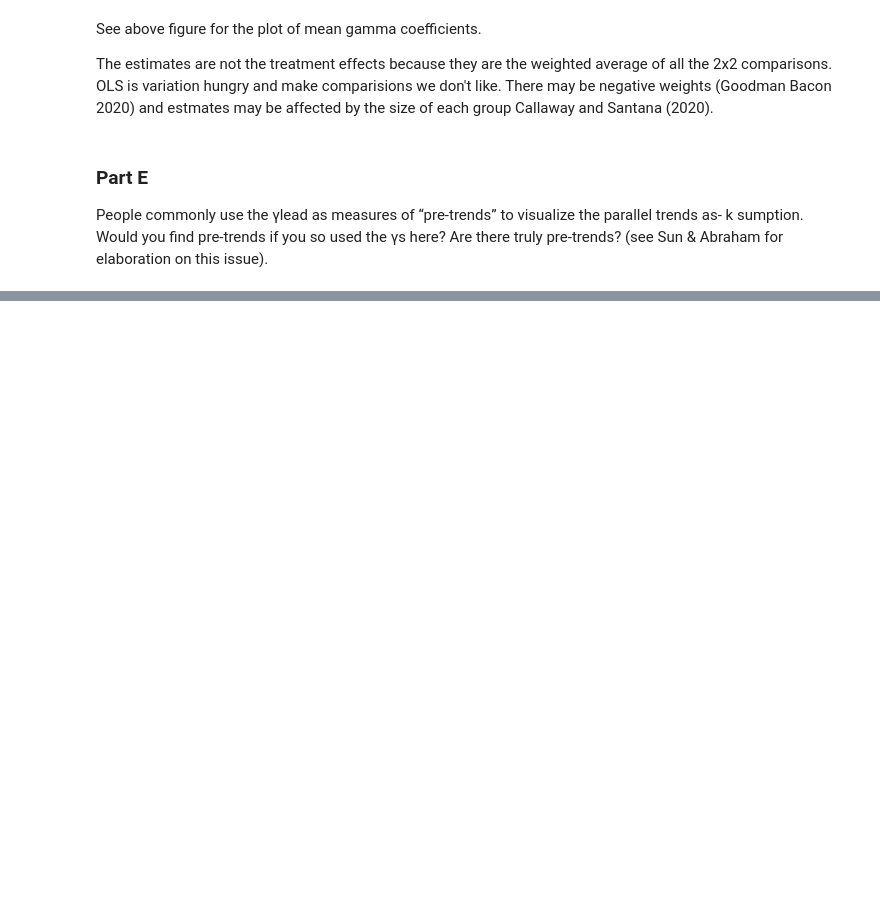
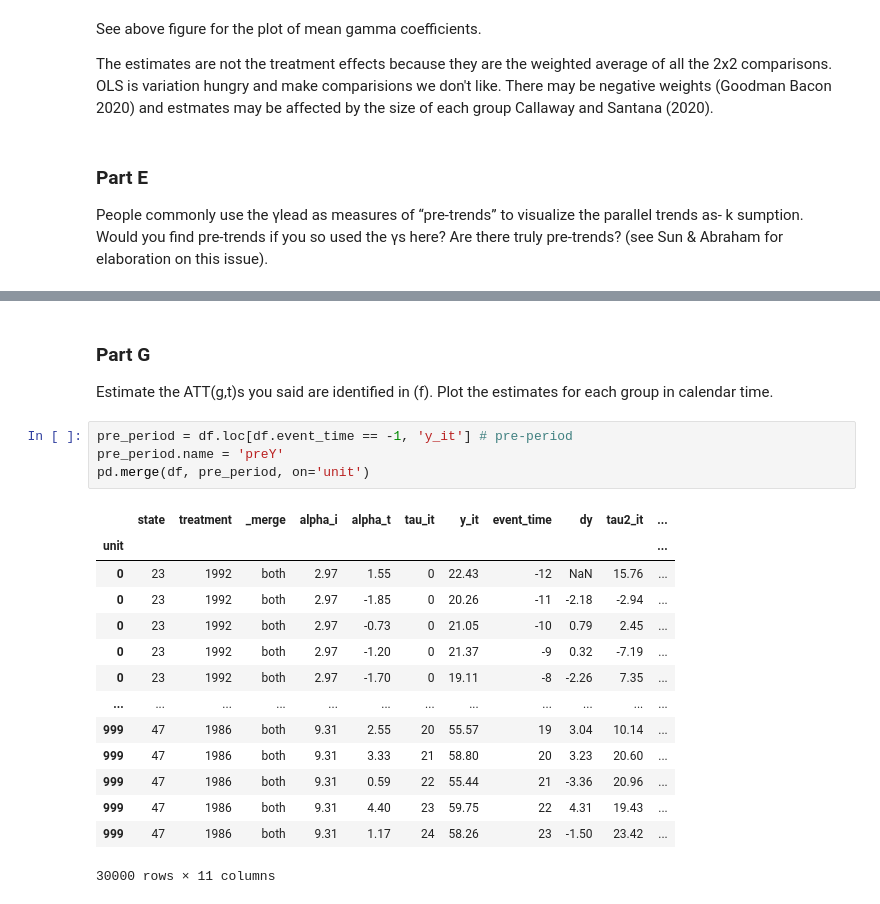
Before and after one commit to jmquintero925/Metrics-III, a Jupyter notebook: ps4/Pset 4 - Q2.ipynb, the cells around one changed output, grey strips where cells are left out. Drawn from its saved outputs; the diff is of its cells as text; blank space fills up the shorter version.

```diff
--- a/ps4/Pset 4 - Q2.ipynb
+++ b/ps4/Pset 4 - Q2.ipynb
@@ -330,0 +352,22 @@ Here we would find p
+# %% [markdown]
+### Part G
+Estimate the ATT(g,t)s you said are identified in (f). Plot the estimates for each group in calendar time.
+# %%
+pre_period = df.loc[df.event_time == -1, 'y_it'] # pre-period
+pre_period.name = 'preY'
+pd.merge(df, pre_period, on='unit')
+# %% [output]
+|  | state | treatment | _merge | alpha_i | alpha_t | tau_it | y_it | event_time | dy | tau2_it | ... |
+| unit |  |  |  |  |  |  |  |  |  |  | ... |
+| 0 | 23 | 1992 | both | 2.97 | 1.55 | 0 | 22.43 | -12 | NaN | 15.76 | ... |
+| 0 | 23 | 1992 | both | 2.97 | -1.85 | 0 | 20.26 | -11 | -2.18 | -2.94 | ... |
+| 0 | 23 | 1992 | both | 2.97 | -0.73 | 0 | 21.05 | -10 | 0.79 | 2.45 | ... |
+| 0 | 23 | 1992 | both | 2.97 | -1.20 | 0 | 21.37 | -9 | 0.32 | -7.19 | ... |
+| 0 | 23 | 1992 | both | 2.97 | -1.70 | 0 | 19.11 | -8 | -2.26 | 7.35 | ... |
+| ... | ... | ... | ... | ... | ... | ... | ... | ... | ... | ... | ... |
+| 999 | 47 | 1986 | both | 9.31 | 2.55 | 20 | 55.57 | 19 | 3.04 | 10.14 | ... |
+| 999 | 47 | 1986 | both | 9.31 | 3.33 | 21 | 58.80 | 20 | 3.23 | 20.60 | ... |
+| 999 | 47 | 1986 | both | 9.31 | 0.59 | 22 | 55.44 | 21 | -3.36 | 20.96 | ... |
+| 999 | 47 | 1986 | both | 9.31 | 4.40 | 23 | 59.75 | 22 | 4.31 | 19.43 | ... |
+| 999 | 47 | 1986 | both | 9.31 | 1.17 | 24 | 58.26 | 23 | -1.50 | 23.42 | ... |
+30000 rows × 11 columns
```
Also changed, not shown: parts of 9 cells of this notebook, 2 other files.
